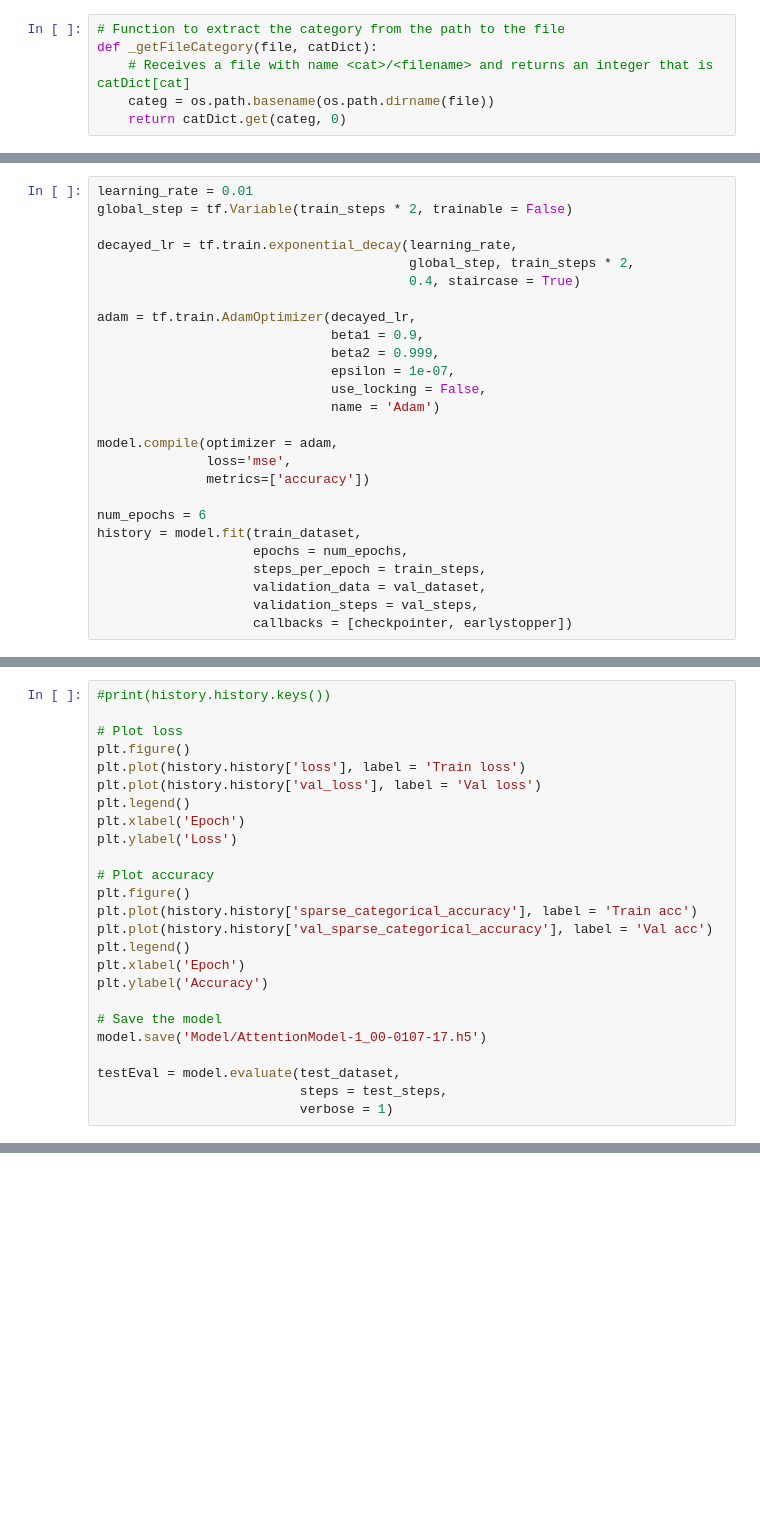
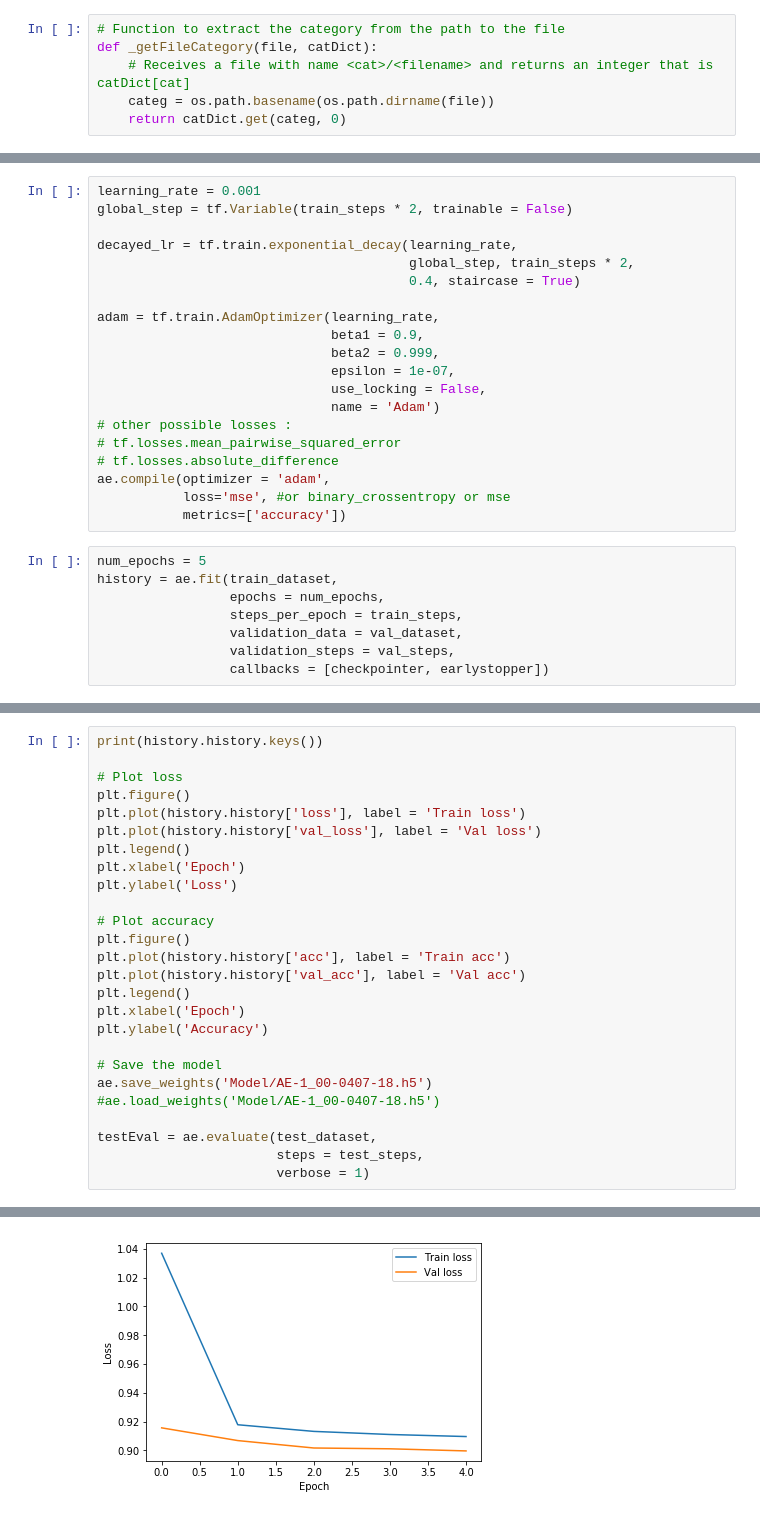
Before and after one commit to XWerer/HDA_Project, a Jupyter notebook: Prova5.ipynb, the cells around one changed output, grey strips where cells are left out. Cells and saved outputs as stored; diff of their text form; blank space fills up the shorter version.

```diff
--- a/Prova5.ipynb
+++ b/Prova5.ipynb
@@ -293,26 +379,28 @@ checkpointer = ModelCheckpoint('Model/AttentionModel-checkpoint-1.h5',
 # %%
-learning_rate = 0.01
+learning_rate = 0.001
 global_step = tf.Variable(train_steps * 2, trainable = False)
 
 decayed_lr = tf.train.exponential_decay(learning_rate,
                                         global_step, train_steps * 2,
                                         0.4, staircase = True)
 
-adam = tf.train.AdamOptimizer(decayed_lr,
+adam = tf.train.AdamOptimizer(learning_rate,
                               beta1 = 0.9,
                               beta2 = 0.999,
                               epsilon = 1e-07,
                               use_locking = False,
                               name = 'Adam')
-
-model.compile(optimizer = adam,
-              loss='mse',
-              metrics=['accuracy'])
-
-num_epochs = 6
-history = model.fit(train_dataset,
-                    epochs = num_epochs,
-                    steps_per_epoch = train_steps,
-                    validation_data = val_dataset,
-                    validation_steps = val_steps,
-                    callbacks = [checkpointer, earlystopper])
+# other possible losses :
+# tf.losses.mean_pairwise_squared_error
+# tf.losses.absolute_difference
+ae.compile(optimizer = 'adam',
+           loss='mse', #or binary_crossentropy or mse
+           metrics=['accuracy'])
+# %%
+num_epochs = 5
+history = ae.fit(train_dataset,
+                 epochs = num_epochs,
+                 steps_per_epoch = train_steps,
+                 validation_data = val_dataset,
+                 validation_steps = val_steps,
+                 callbacks = [checkpointer, earlystopper])
@@ -319,5 +431,5 @@ history = model.fit(train_dataset,
 # %%
-#print(history.history.keys())
+print(history.history.keys())
 
 # Plot loss
 plt.figure()
@@ -329,15 +441,17 @@ plt.ylabel('Loss')
 
 # Plot accuracy
 plt.figure()
-plt.plot(history.history['sparse_categorical_accuracy'], label = 'Train acc')
-plt.plot(history.history['val_sparse_categorical_accuracy'], label = 'Val acc')
+plt.plot(history.history['acc'], label = 'Train acc')
+plt.plot(history.history['val_acc'], label = 'Val acc')
 plt.legend()
 plt.xlabel('Epoch')
 plt.ylabel('Accuracy')
 
 # Save the model
-model.save('Model/AttentionModel-1_00-0107-17.h5')
+ae.save_weights('Model/AE-1_00-0407-18.h5')
+#ae.load_weights('Model/AE-1_00-0407-18.h5')
 
-testEval = model.evaluate(test_dataset,
-                          steps = test_steps,
-                          verbose = 1)
+testEval = ae.evaluate(test_dataset,
+                       steps = test_steps,
+                       verbose = 1)
+# %% [output]
@@ -343,0 +460 @@ testEval = model.evaluate(test_dataset,
+[figure, added]
```
Also changed, not shown: parts of 23 cells of this notebook, 12 other files.
